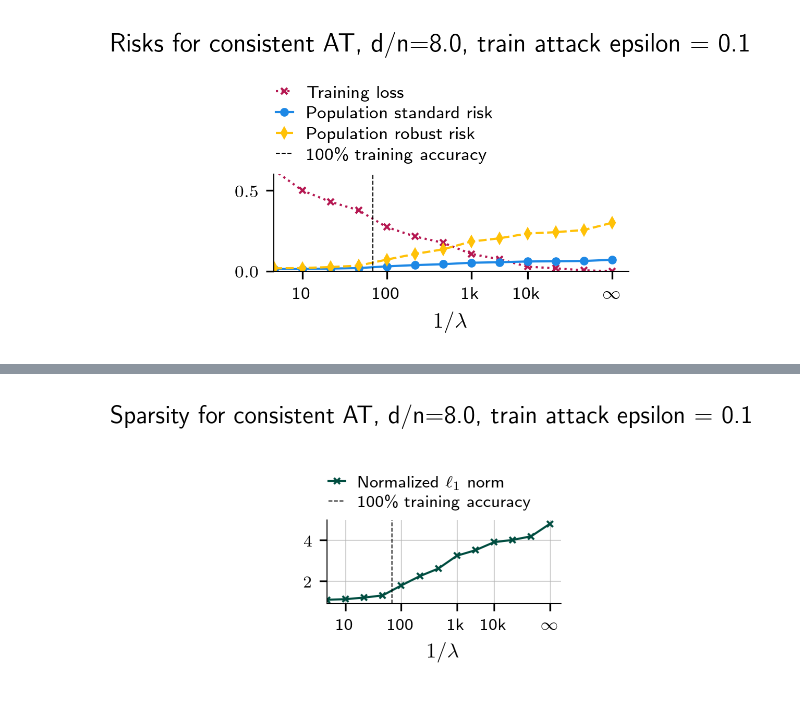
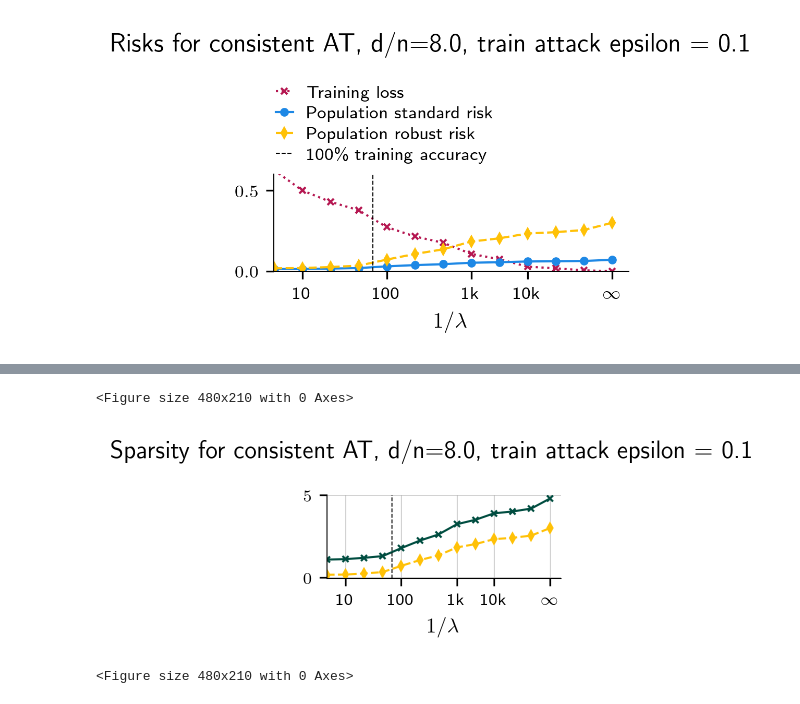
Before and after one commit to michaelaerni/interpolation_robustness, a Jupyter notebook: logistic_regression/explain_ro/plots.ipynb, the cells around one changed output, grey strips where cells are left out. Drawn from its saved outputs; the diff is of its cells as text; code cells hidden in the pictures.

```diff
--- a/logistic_regression/explain_ro/plots.ipynb
+++ b/logistic_regression/explain_ro/plots.ipynb
@@ -34,7 +34,8 @@ sys.path.append(MODULE_DIR)
 import interpolation_robustness as ir
 # %%
 FIGURE_SIZE_LARGE = (2.6, 2.0)
-FIGURE_SIZE = (1.8, 1.8)
+FIGURE_SIZE = (1.8, 1.4)
+LEGEND_FIGURE_SIZE = (1.6, 0.7)
 LEGEND_FONT_SIZE = ir.plots.FONT_SIZE_SMALL_PT
 
 ir.plots.setup_matplotlib(show_titles=SHOW_TITLES)
@@ -274,43 +281,86 @@ plt.show()
+# %%
+# Legend
+legend_fig = plt.figure(figsize=LEGEND_FIGURE_SIZE)
+
+handles, labels = ax.get_legend_handles_labels()
+ir.plots.errorbar_legend(
+    legend_fig,
+    handles,
+    labels,
+    loc='center',
+    ncol=1,
+    mode='expand',
+    frameon=True,
+    fontsize=LEGEND_FONT_SIZE,
+    borderpad=0.5
+)
+
+export_fig(legend_fig, f'logreg_explanation_margins_legend.pdf')
+# %% [output]
+<Figure size 480x210 with 0 Axes>
 # %%
 fig, ax = plt.subplots(figsize=FIGURE_SIZE)
+
+rescaled_robust_risk = 10.0 * runs['metrics.true_robust_risk']
 
 ax.grid(zorder=0)
 ax.set_axisbelow(True)
 
 ax.plot(
     x_values,
     normalized_l1_norm,
-    label=r'Normalized $\ell_1$ norm',
+    label=r'$\ell_1$-norm',
     c=f'C{5}',
     ls=ir.plots.LINESTYLE_MAP[0],
     marker=ir.plots.MARKER_MAP[2],
+    zorder=1
+)
+
+ax.plot(
+    x_values,
+    rescaled_robust_risk,
+    label='Rescaled robust risk',
+    c=f'C{robust_risk_color_idx}',
+    ls=ir.plots.LINESTYLE_MAP[robust_risk_color_idx],
+    marker=ir.plots.MARKER_MAP[robust_risk_color_idx],
     zorder=1
 )
 
 ax.axvline(interpolation_lambda_idx, ls='--', c='black', lw=0.5, zorder=2, label=r'100\% training accuracy')
 
 ax.set_xticks(x_ticks)
 ax.set_xticklabels(x_ticklabels)
 ax.set_xlabel(r'$1 / \lambda$')
 ax.set_xlim(left=-0.005)
 
-proxy_patch = matplotlib.patches.Patch(color='none', label='')
-legend_handles, legend_labels = ax.get_legend_handles_labels()
-
-ax.legend(
-    [proxy_patch] + legend_handles,
-    [''] + legend_labels,
-    fontsize=LEGEND_FONT_SIZE,
-    loc=(0.0, 1.1)
-)
-
 if SHOW_TITLES:
     fig.suptitle(f'Sparsity for consistent AT, d/n={data_dim / num_samples}, train attack epsilon = {train_attack_epsilon}')
 
 export_fig(fig, f'logreg_explanation_sparsity.pdf')
 plt.show()
 # %% [output]
-[figure, old version]
+[figure, new version]
+# %%
+# Legend
+legend_fig = plt.figure(figsize=LEGEND_FIGURE_SIZE)
+
+legend_handles, legend_labels = ax.get_legend_handles_labels()
+
+ir.plots.errorbar_legend(
+    legend_fig,
+    legend_handles,
+    legend_labels,
+    loc='center',
+    ncol=1,
+    mode='expand',
+    frameon=True,
+    fontsize=LEGEND_FONT_SIZE,
+    borderpad=0.5
+)
+
+export_fig(legend_fig, f'logreg_explanation_sparsity_legend.pdf')
+# %% [output]
+<Figure size 480x210 with 0 Axes>
 # %%
 margin_decay_lambdas = (5, 0.0)
 
```
Also changed, not shown: parts of 4 cells of this notebook, 15 other files.
